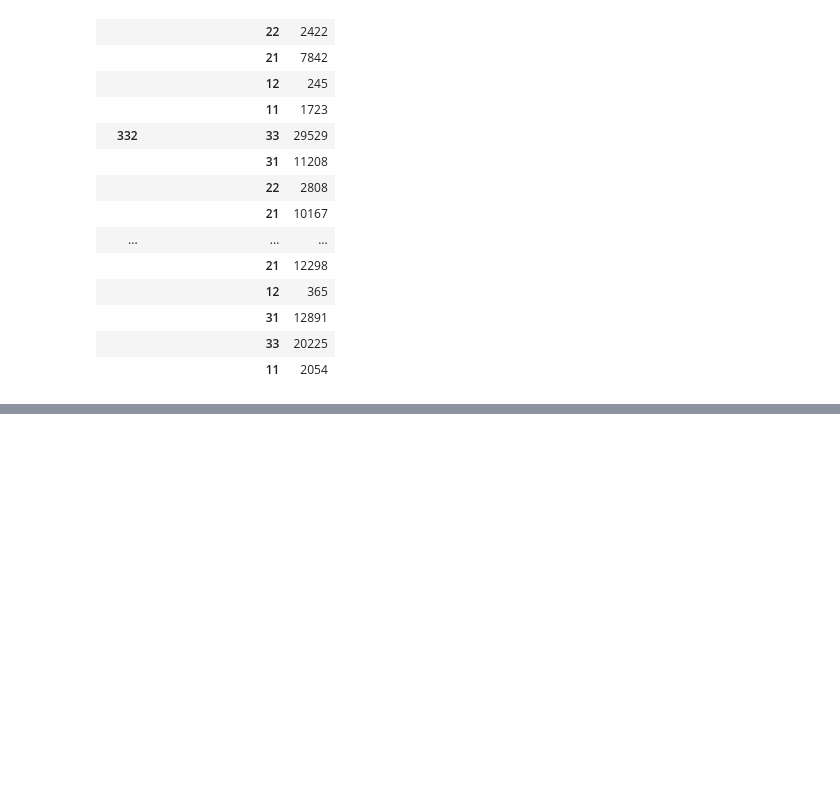
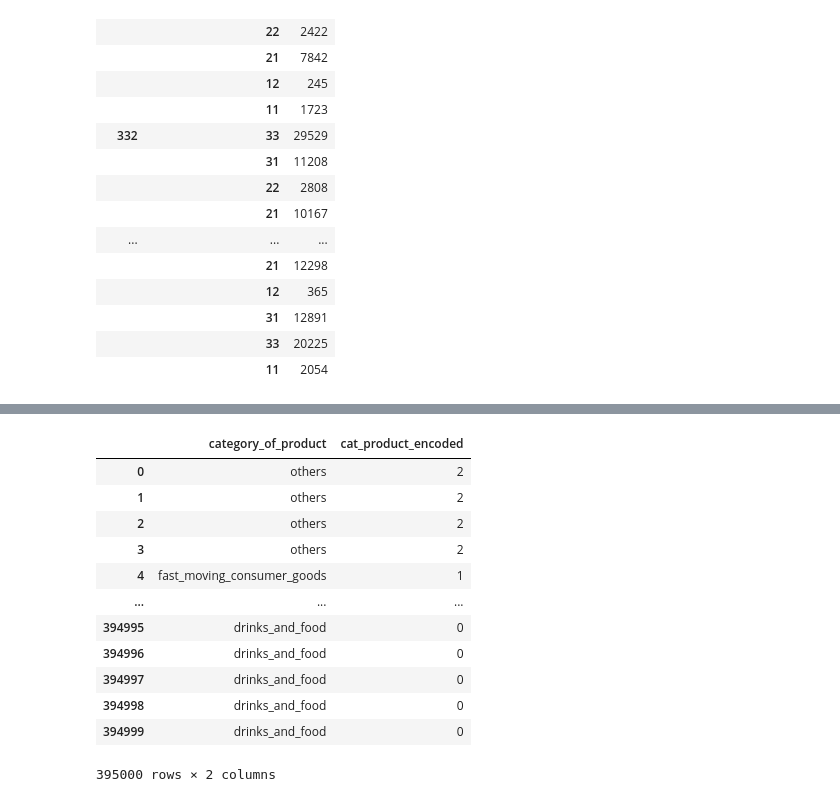
Before and after one commit to Prateekbangwal/Predicting_sales_of_product, a Jupyter notebook: predicting_retail_sales.ipynb, the cells around one changed output, grey strips where cells are left out. Saved outputs shown, nothing was run; the diff lists cells and outputs as text; code cells hidden in the pictures; blank space fills up the shorter version.

```diff
--- a/predicting_retail_sales.ipynb
+++ b/predicting_retail_sales.ipynb
@@ -384,3 +404,20 @@ y = train_data['sales']
+# %%
+X['cat_product_encoded'] = LabelEncoder().fit_transform(X['category_of_product'])
+X[['category_of_product','cat_product_encoded']]
+# %% [output]
+|  | category_of_product | cat_product_encoded |
+| 0 | others | 2 |
+| 1 | others | 2 |
+| 2 | others | 2 |
+| 3 | others | 2 |
+| 4 | fast_moving_consumer_goods | 1 |
+| ... | ... | ... |
+| 394995 | drinks_and_food | 0 |
+| 394996 | drinks_and_food | 0 |
+| 394997 | drinks_and_food | 0 |
+| 394998 | drinks_and_food | 0 |
+| 394999 | drinks_and_food | 0 |
+395000 rows × 2 columns
 # %%
 from sklearn.model_selection import train_test_split
 X_train, X_test, y_train, y_test = train_test_split(X,y,
```
Also changed, not shown: parts of 16 cells of this notebook.
